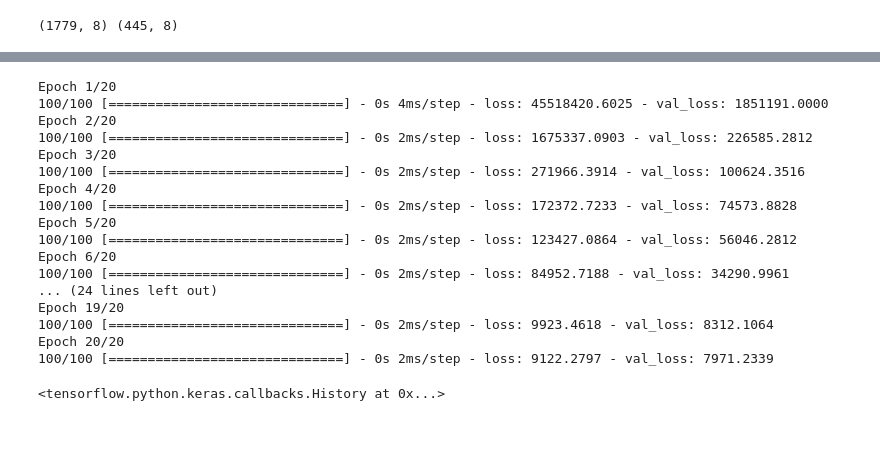
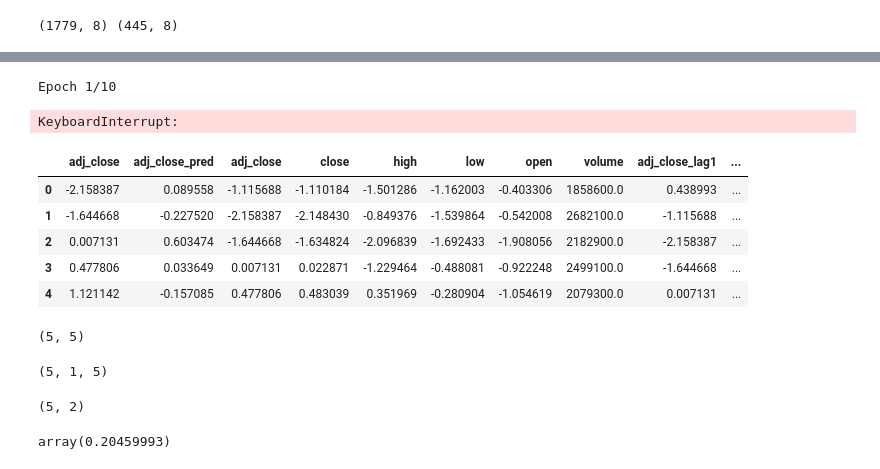
Before and after one commit to cottrell/notebooks, a Jupyter notebook: ml/playground/keras playground.ipynb, the cells around one changed output, grey strips where cells are left out. Cells and saved outputs as stored; diff of their text form; code cells hidden in the pictures; blank space fills up the shorter version.

```diff
--- a/ml/playground/keras playground.ipynb
+++ b/ml/playground/keras playground.ipynb
@@ -219,23 +194,60 @@ model = create_model()
 # validation_split=0.0, validation_data=None, shuffle=True, class_weight=None,
 # sample_weight=None, initial_epoch=0, steps_per_epoch=None, validation_steps=None,
 # max_queue_size=10, workers=1, use_multiprocessing=False, **kwargs)
-model.fit(X_train, y_train.squeeze(), epochs=20, steps_per_epoch=100, verbose=1, validation_steps=100, validation_data=(X_test, y_test.squeeze()), callbacks=[tboard])
+model.fit(X_train, y_train.squeeze(), epochs=10, steps_per_epoch=10000, verbose=1, validation_steps=100, validation_data=(X_test, y_test.squeeze()), callbacks=[tboard])
+model.save('keras_playground.hdf5')
 # %% [output]
-Epoch 1/20
-100/100 [==============================] - 0s 4ms/step - loss: 45518420.6025 - val_loss: 1851191.0000
-Epoch 2/20
-100/100 [==============================] - 0s 2ms/step - loss: 1675337.0903 - val_loss: 226585.2812
-Epoch 3/20
-100/100 [==============================] - 0s 2ms/step - loss: 271966.3914 - val_loss: 100624.3516
-Epoch 4/20
-100/100 [==============================] - 0s 2ms/step - loss: 172372.7233 - val_loss: 74573.8828
-Epoch 5/20
-100/100 [==============================] - 0s 2ms/step - loss: 123427.0864 - val_loss: 56046.2812
-Epoch 6/20
-100/100 [==============================] - 0s 2ms/step - loss: 84952.7188 - val_loss: 34290.9961
-... (24 lines left out)
-Epoch 19/20
-100/100 [==============================] - 0s 2ms/step - loss: 9923.4618 - val_loss: 8312.1064
-Epoch 20/20
-100/100 [==============================] - 0s 2ms/step - loss: 9122.2797 - val_loss: 7971.2339
+Epoch 1/10
-<tensorflow.python.keras.callbacks.History at 0x...>
+KeyboardInterrupt:
+# %%
+y_train_p = model.predict(X_train).squeeze()
+y_test_p = model.predict(X_test).squeeze()
+
+# ugh put it back together for seaborn
+def putbacktogetheragain(X, y, yp, label, xcols=xcols_enriched, ycols=ycols):
+    X = pd.DataFrame(X, columns=xcols)
+    y = pd.DataFrame(y, columns=ycols)
+    yp = pd.DataFrame(yp, columns=['{}_pred'.format(x) for x in ycols])
+    df = pd.concat([y, yp, X], axis=1)
+    df['val_label'] = label
+    return df
+
+df = putbacktogetheragain(X_train, y_train.squeeze(), y_train_p, 'train')
+df.head()
+# %% [output]
+|  | adj_close | adj_close_pred | adj_close | close | high | low | open | volume | adj_close_lag1 | ... |
+| 0 | -2.158387 | 0.089558 | -1.115688 | -1.110184 | -1.501286 | -1.162003 | -0.403306 | 1858600.0 | 0.438993 | ... |
+| 1 | -1.644668 | -0.227520 | -2.158387 | -2.148430 | -0.849376 | -1.539864 | -0.542008 | 2682100.0 | -1.115688 | ... |
+| 2 | 0.007131 | 0.603474 | -1.644668 | -1.634824 | -2.096839 | -1.692433 | -1.908056 | 2182900.0 | -2.158387 | ... |
+| 3 | 0.477806 | 0.033649 | 0.007131 | 0.022871 | -1.229464 | -0.488081 | -0.922248 | 2499100.0 | -1.644668 | ... |
+| 4 | 1.121142 | -0.157085 | 0.477806 | 0.483039 | 0.351969 | -0.280904 | -1.054619 | 2079300.0 | 0.007131 | ... |
+# %%
+(np.random.randn(5,1)[:,:,np.newaxis] + np.eye(5)[:,np.newaxis,:]).squeeze().shape
+# %% [output]
+(5, 5)
+# %%
+np.eye(5)[:,np.newaxis,:].shape
+# %% [output]
+(5, 1, 5)
+# %%
+np.random.randn(5,2).shape
+# %% [output]
+(5, 2)
+# %%
+def approx_fprime(f, epsilon=1e-6):
+    def fp(x, epsilon=epsilon):
+        dx = np.eye(x.shape[0]) * epsilon
+#         dx = dx[:,np.newaxis,:]
+#         x = x[:,:,np.newaxis]
+        f1 = f(x + dx)
+        f0 = f(x)
+        fp = (f1 - f0) / dx
+        return fp.squeeze()
+    return fp
+
+
+
+fp = approx_fprime(model.predict)
+fp(np.zeros((1, X_train.shape[1])))
+# %% [output]
+array(0.20459993)
```
Also changed, not shown: parts of 11 cells of this notebook, 1 other file.
